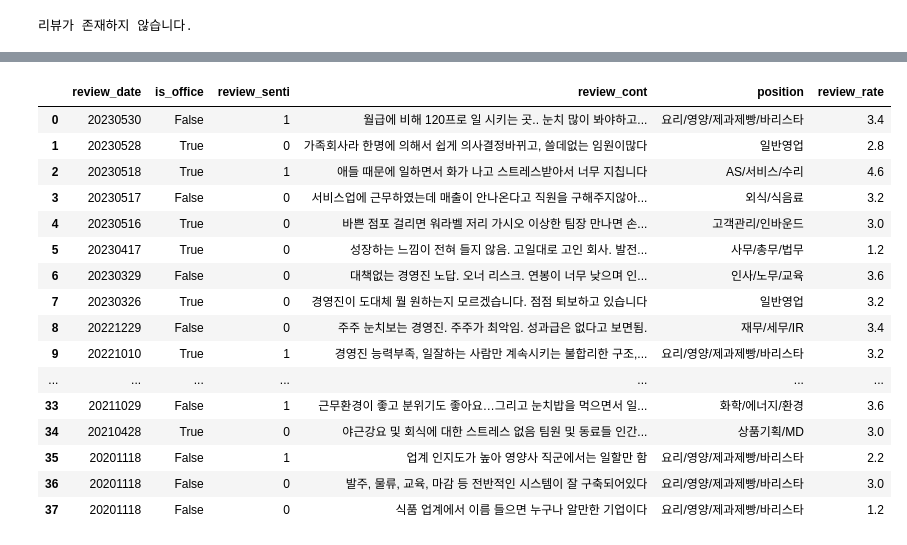
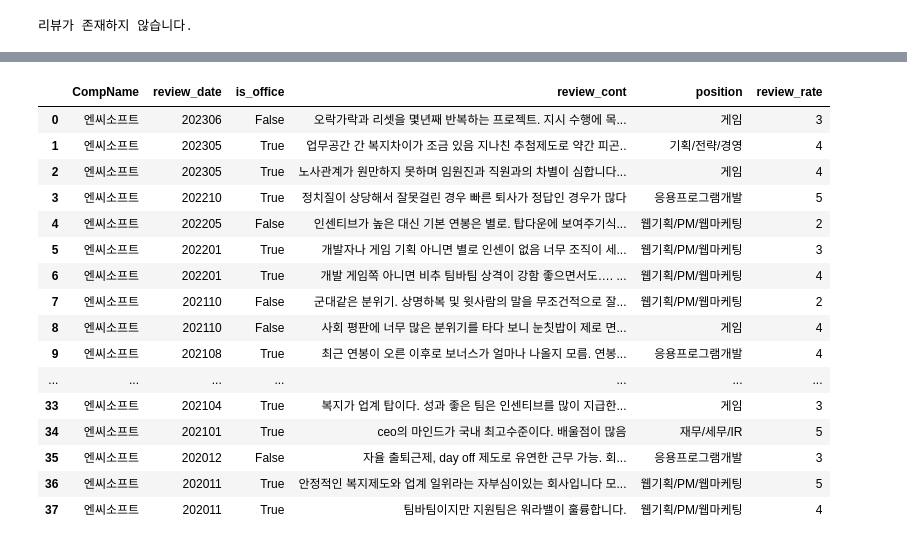
Before and after one commit to parking-place/EZPZ_Project, a Jupyter notebook: modules/crawlers/reviews/new_catch.ipynb, the cells around one changed output, grey strips where cells are left out. Saved outputs shown, nothing was run; the diff lists cells and outputs as text; code cells hidden in the pictures.

Commit message:
modified:   modules/crawlers/reviews/new_catch.ipynb 	modified:   modules/crawlers/reviews/new_catch.py

```diff
--- a/modules/crawlers/reviews/new_catch.ipynb
+++ b/modules/crawlers/reviews/new_catch.ipynb
@@ -332,4 +327,0 @@ df[['is_office']]
-# %%
-# 컬럼명 'RecomName'을 'review_senti'로 변경    <-- Catch에서 지원하는 추천/비추천 여부
-df.rename(columns={'RecomName':'review_senti'}, inplace=True)
-df.head(1)
@@ -339,4 +327,0 @@ df.head(1)
-# %%
-# 추천/비추천 여부의 값을 1 | 0  으로 변환
-df['review_senti'] = df['review_senti'].replace(['추천', '비추'], [1, 0])
-df
@@ -356,0 +345,3 @@ df
+# %%
+df['review_rate'] = df['review_rate'].round(0).astype(int)
+df.head()
@@ -448,7 +446,7 @@ re.findall('>([^"]*)<', re.sub(r'\s', '', str(search_soup.select('li:nth-child(1
 # %% [output]
 '삼성전자'
 # %%
-def RV_Catch(comp = str):
+def get_review(comp = str):
 
     search_url = 'https://www.catch.co.kr/Search/SearchList?Keyword={}'
     search_req = requests.get(search_url.format(comp)) # Keyword = comp_name
@@ -487,20 +485,19 @@ def RV_Catch(comp = str):
         df = pd.DataFrame(data)
 
 
-        df.drop(['idx', 'CompID', 'CompName', 'CI', 'Gender2', 'Answer', 'UsefulY', 'CareerYearYN',  'MyUsefulY', 'MyOpinion',
-                'Keyword1', 'Keyword2', 'Keyword3', 'Keyword1YN', 'Keyword2YN', 'Keyword3YN',
-                'EmployType', 'NewOld', 'CareerYear', 'Area'],
+        df.drop(['idx', 'CompID', 'CI', 'Gender2', 'EmployType', 'NewOld', 'Answer', 'UsefulY',
+                'RecomName', 'CareerYearYN', 'MyUsefulY', 'MyOpinion', 'Area', 'CareerYear',
+                'Keyword1', 'Keyword2', 'Keyword3', 'Keyword1YN', 'Keyword2YN', 'Keyword3YN'],
                 axis=1, inplace=True)
 
 
         df['Good'] = df['Good'].apply(lambda x: re.sub(r'\s+', ' ', re.sub(r'\n+', ' ', x)).strip())
         df['Bad'] = df['Bad'].apply(lambda x: re.sub(r'\s+', ' ', re.sub(r'\n+', ' ', x)).strip())
 
-        df['RegDate'] = df['RegDate'].apply(lambda x: re.sub(r'[^0-9]', '', x)[:8].strip())
+        df['RegDate'] = df['RegDate'].apply(lambda x: re.sub(r'[^0-9]', '', x)[:6].strip())
 
         df['EmployText'] = df['EmployText'].apply(lambda x: x.replace('현직', '1').strip() == '1')
 
-        df['RecomName'] = df['RecomName'].replace(['추천', '비추'], [1, 0])
 
 
         df.rename(columns=
@@ -509,9 +506,11 @@ def RV_Catch(comp = str):
            'Good':'review_pos',
            'Bad':'review_neg',
            'MyStarScore':'review_rate',
-           'JobName':'position',
-           'RecomName':'review_senti'       # 임의로 쓰는 값 (나중에 모델 돌려서 나온 결과 값으로 대체 할 것.)
+           'JobName':'position'
            }, inplace=True)
+
+
+        df['review_rate'] = df['review_rate'].round(0).astype(int)
 
 
 
@@ -615,20 +614,20 @@ from new_catch import RV_Catch
 # %%
-RV_Catch('NC소프트')
+get_review('NC소프트')
 # %% [output]
-|  | review_date | is_office | review_senti | review_cont | position | review_rate |
-| 0 | 20230530 | False | 1 | 월급에 비해 120프로 일 시키는 곳.. 눈치 많이 봐야하고... | 요리/영양/제과제빵/바리스타 | 3.4 |
-| 1 | 20230528 | True | 0 | 가족회사라 한명에 의해서 쉽게 의사결정바뀌고, 쓸데없는 임원이많다 | 일반영업 | 2.8 |
-| 2 | 20230518 | True | 1 | 애들 때문에 일하면서 화가 나고 스트레스받아서 너무 지칩니다 | AS/서비스/수리 | 4.6 |
-| 3 | 20230517 | False | 0 | 서비스업에 근무하였는데 매출이 안나온다고 직원을 구해주지않아... | 외식/식음료 | 3.2 |
-| 4 | 20230516 | True | 0 | 바쁜 점포 걸리면 워라벨 저리 가시오 이상한 팀장 만나면 손... | 고객관리/인바운드 | 3.0 |
-| 5 | 20230417 | True | 0 | 성장하는 느낌이 전혀 들지 않음. 고일대로 고인 회사. 발전... | 사무/총무/법무 | 1.2 |
-| 6 | 20230329 | False | 0 | 대책없는 경영진 노답. 오너 리스크. 연봉이 너무 낮으며 인... | 인사/노무/교육 | 3.6 |
-| 7 | 20230326 | True | 0 | 경영진이 도대체 뭘 원하는지 모르겠습니다. 점점 퇴보하고 있습니다 | 일반영업 | 3.2 |
-| 8 | 20221229 | False | 0 | 주주 눈치보는 경영진. 주주가 최악임. 성과급은 없다고 보면됨. | 재무/세무/IR | 3.4 |
-| 9 | 20221010 | True | 1 | 경영진 능력부족, 일잘하는 사람만 계속시키는 불합리한 구조,... | 요리/영양/제과제빵/바리스타 | 3.2 |
+|  | CompName | review_date | is_office | review_cont | position | review_rate |
+| 0 | 엔씨소프트 | 202306 | False | 오락가락과 리셋을 몇년째 반복하는 프로젝트. 지시 수행에 목... | 게임 | 3 |
+| 1 | 엔씨소프트 | 202305 | True | 업무공간 간 복지차이가 조금 있음 지나친 추첨제도로 약간 피곤.. | 기획/전략/경영 | 4 |
+| 2 | 엔씨소프트 | 202305 | True | 노사관계가 원만하지 못하며 임원진과 직원과의 차별이 심합니다... | 게임 | 4 |
+| 3 | 엔씨소프트 | 202210 | True | 정치질이 상당해서 잘못걸린 경우 빠른 퇴사가 정답인 경우가 많다 | 응용프로그램개발 | 5 |
+| 4 | 엔씨소프트 | 202205 | False | 인센티브가 높은 대신 기본 연봉은 별로. 탑다운에 보여주기식... | 웹기획/PM/웹마케팅 | 2 |
+| 5 | 엔씨소프트 | 202201 | True | 개발자나 게임 기획 아니면 별로 인센이 없음 너무 조직이 세... | 웹기획/PM/웹마케팅 | 3 |
+| 6 | 엔씨소프트 | 202201 | True | 개발 게임쪽 아니면 비추 팀바팀 상격이 강함 좋으면서도…. ... | 웹기획/PM/웹마케팅 | 4 |
+| 7 | 엔씨소프트 | 202110 | False | 군대같은 분위기. 상명하복 및 윗사람의 말을 무조건적으로 잘... | 웹기획/PM/웹마케팅 | 2 |
+| 8 | 엔씨소프트 | 202110 | False | 사회 평판에 너무 많은 분위기를 타다 보니 눈칫밥이 제로 면... | 게임 | 4 |
+| 9 | 엔씨소프트 | 202108 | True | 최근 연봉이 오른 이후로 보너스가 얼마나 나올지 모름. 연봉... | 응용프로그램개발 | 4 |
 | ... | ... | ... | ... | ... | ... | ... |
-| 33 | 20211029 | False | 1 | 근무환경이 좋고 분위기도 좋아요…그리고 눈치밥을 먹으면서 일... | 화학/에너지/환경 | 3.6 |
-| 34 | 20210428 | True | 0 | 야근강요 및 회식에 대한 스트레스 없음 팀원 및 동료들 인간... | 상품기획/MD | 3.0 |
-| 35 | 20201118 | False | 1 | 업계 인지도가 높아 영양사 직군에서는 일할만 함 | 요리/영양/제과제빵/바리스타 | 2.2 |
-| 36 | 20201118 | False | 0 | 발주, 물류, 교육, 마감 등 전반적인 시스템이 잘 구축되어있다 | 요리/영양/제과제빵/바리스타 | 3.0 |
-| 37 | 20201118 | False | 0 | 식품 업계에서 이름 들으면 누구나 알만한 기업이다 | 요리/영양/제과제빵/바리스타 | 1.2 |
+| 33 | 엔씨소프트 | 202104 | True | 복지가 업계 탑이다. 성과 좋은 팀은 인센티브를 많이 지급한... | 게임 | 3 |
+| 34 | 엔씨소프트 | 202101 | True | ceo의 마인드가 국내 최고수준이다. 배울점이 많음 | 재무/세무/IR | 5 |
+| 35 | 엔씨소프트 | 202012 | False | 자율 출퇴근제, day off 제도로 유연한 근무 가능. 회... | 응용프로그램개발 | 3 |
+| 36 | 엔씨소프트 | 202011 | True | 안정적인 복지제도와 업계 일위라는 자부심이있는 회사입니다 모... | 웹기획/PM/웹마케팅 | 5 |
+| 37 | 엔씨소프트 | 202011 | True | 팀바팀이지만 지원팀은 워라밸이 훌륭합니다. | 웹기획/PM/웹마케팅 | 4 |
```
Also changed, not shown: parts of 23 cells of this notebook, 1 other file.
